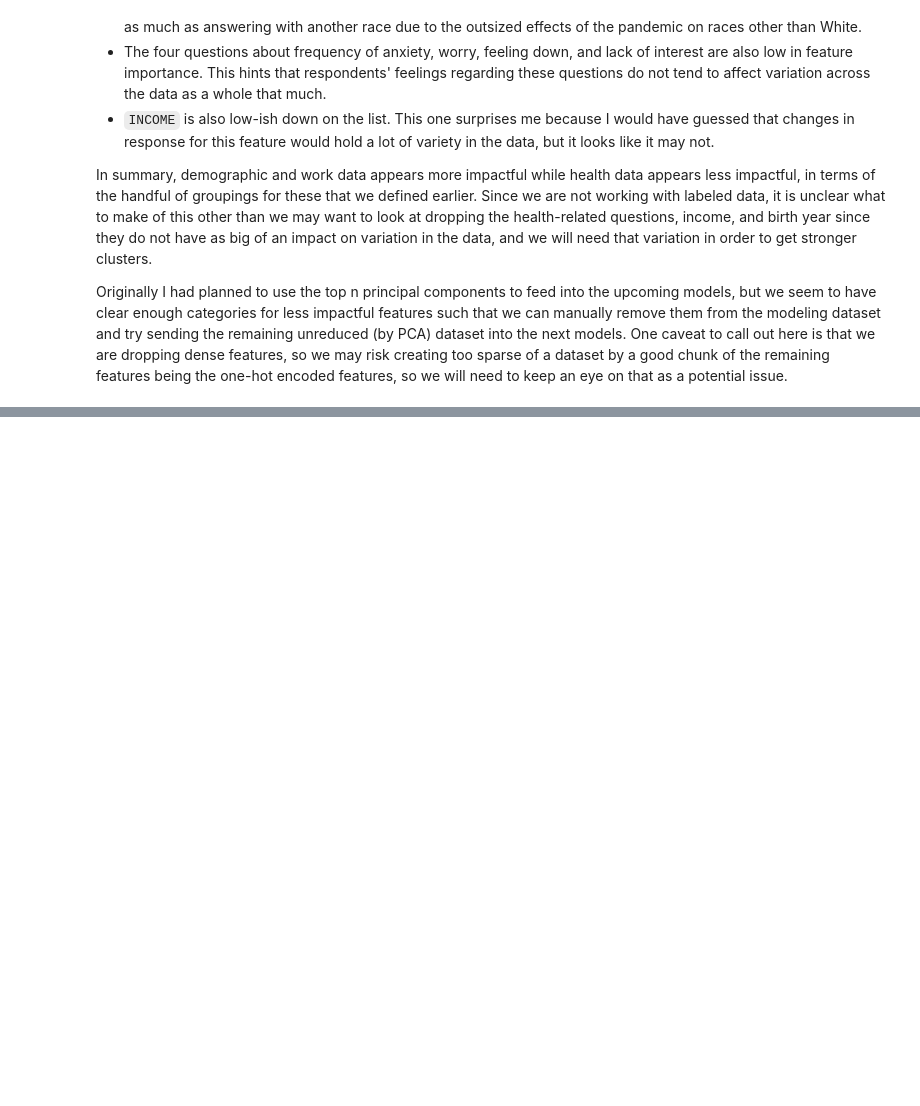
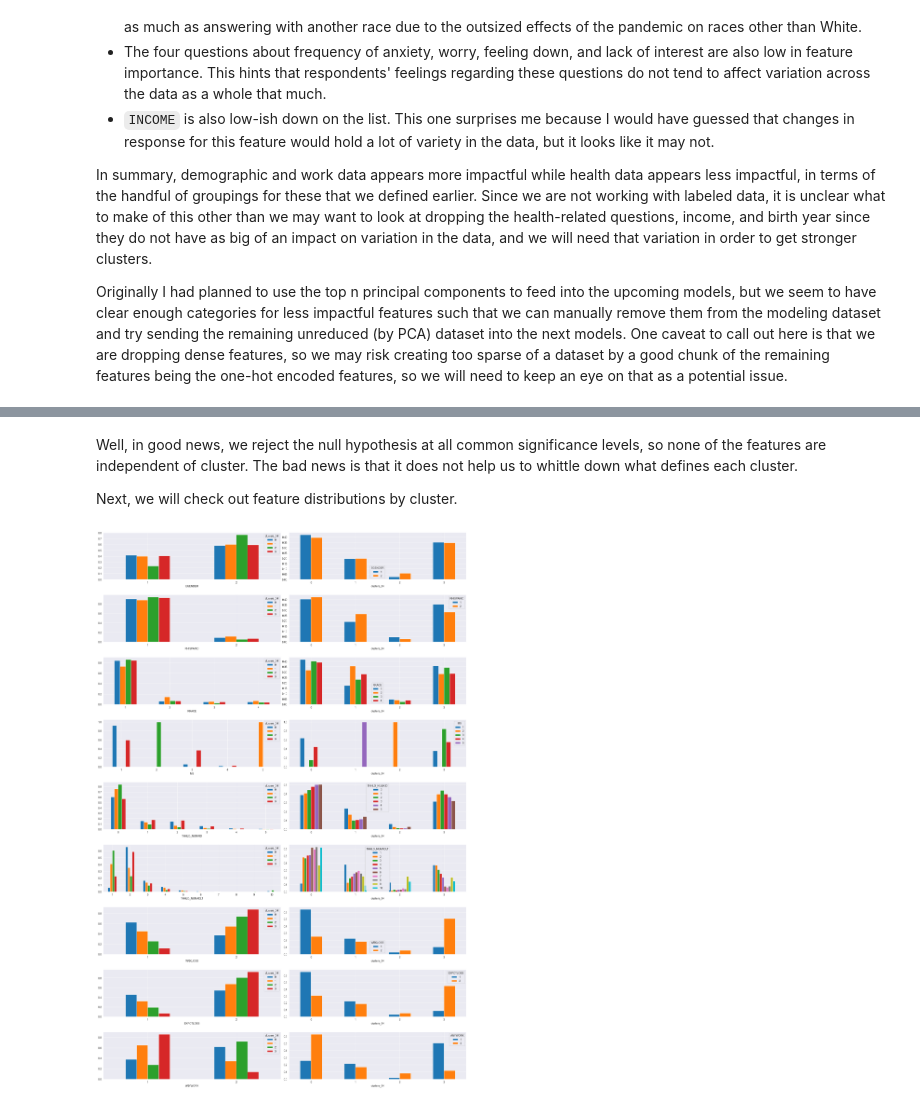
Before and after one commit to jhleakakos/msds-unsupervised-learning-final, a Jupyter notebook: even_more_surveys.ipynb, the cells around one changed output, grey strips where cells are left out. Drawn from its saved outputs; the diff is of its cells as text; code cells hidden in the pictures; blank space fills up the shorter version.

```diff
--- a/even_more_surveys.ipynb
+++ b/even_more_surveys.ipynb
@@ -329,4 +333,5 @@ The following code block explicitly includes features related to demographics, f
 # %%
+ids = df_combined['SCRAM'].copy() # Unique identifier for a respondent. We are keeping this in for modeling way later on.
 df = df_combined.copy()[[
     # Demographic features
     'WEEK' # Week in phase
@@ -446,6 +451,7 @@ There are 9,374 rows with value 13, 0.009 of the total rows
 | 12 | 86792 | 1355 | 0.016 |
 # %%
 # Get rid of the rows with 13s for RSNNOWRK
+ids.drop(df[df['RSNNOWRK'] == 13].index, inplace=True)
 df.drop(df[df['RSNNOWRK'] == 13].index, inplace=True)
 df.shape
 # %% [output]
@@ -809,6 +819,13 @@ We see the two blocks of questions based on matching amounts. It looks like the
 
 That all said, we want to keep these features in the modeling dataset so that we do not lose most of our health information, health being the secondary focus of analysis. So, we will accept the losses and drop any remaining rows with missing values. We will still keep a little under a million of the original rows, about 85% of what we started with.
 # %%
+ids.drop(
+    df[
+        ~(df.ne(-99).all(1) &
+          df.ne(-88).all(1))
+    ].index
+    , inplace=True
+)
 df.drop(
     df[
         ~(df.ne(-99).all(1) &
@@ -1450,0 +1774,6 @@ We will need to pick up one of the other workarounds from the introduction to th
+# %%
+# Find indices of duplicate IDs excluding the first instance of an ID
+print(f'There are {len(ids[ids.duplicated()].index):,} duplicate SCRAM IDs, excluding the first instance of each')
+print(f'This leaves us with {df_analysis_km_after_pca_cluster4.shape[0] - len(ids[ids.duplicated()].index):,} unique respondents across all weeks')
+
+df_analysis_km_after_pca_cluster4_deduped = df_analysis_km_after_pca_cluster4.drop(ids[ids.duplicated()].index)
@@ -1450,0 +1881,35 @@ We will need to pick up one of the other workarounds from the introduction to th
+# %% [markdown]
+Well, in good news, we reject the null hypothesis at all common significance levels, so none of the features are independent of cluster. The bad news is that it does not help us to whittle down what defines each cluster.
+
+Next, we will check out feature distributions by cluster.
+# %%
+nrow=df_analysis_km_after_pca_cluster4_deduped.shape[1]-1
+ncol=2
+
+fig, axes = plt.subplots(
+    nrow
+    , ncol
+    , figsize=(20,30)
+)
+
+for row, col in enumerate(df_analysis_km_after_pca_cluster4_deduped.drop('clusters_04', axis=1)):
+    # Plot grouped by feature level and colored by cluster
+    plot_me_features = pd.crosstab(
+        df_analysis_km_after_pca_cluster4_deduped[col]
+        , df_analysis_km_after_pca_cluster4_deduped['clusters_04']
+    )
+    plot_me_features = plot_me_features/plot_me_features.sum() # Normalizing so groups are on same scale
+
+    # Plot grouped by cluster and colored by feature level
+    plot_me_clusters = pd.crosstab(
+        df_analysis_km_after_pca_cluster4_deduped['clusters_04']
+        , df_analysis_km_after_pca_cluster4_deduped[col]
+    )
+    plot_me_clusters = plot_me_clusters/plot_me_clusters.sum() # Normalizing so groups are on same scale
+
+    plot_me_features.plot(kind='bar', rot=0, ax=axes[row, 0])
+    plot_me_clusters.plot(kind='bar', rot=0, ax=axes[row, 1])
+
+fig.tight_layout()
+# %% [output]
+[figure, added]
```
Also changed, not shown: parts of 41 cells of this notebook.
